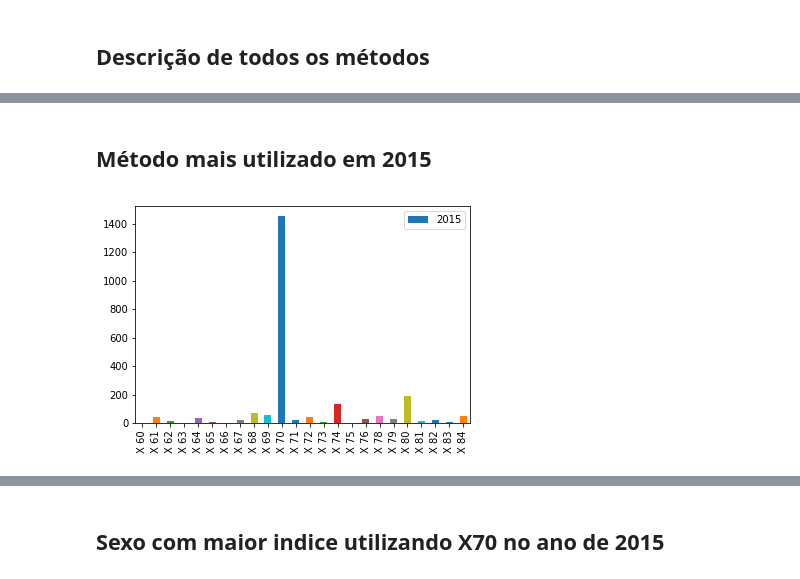
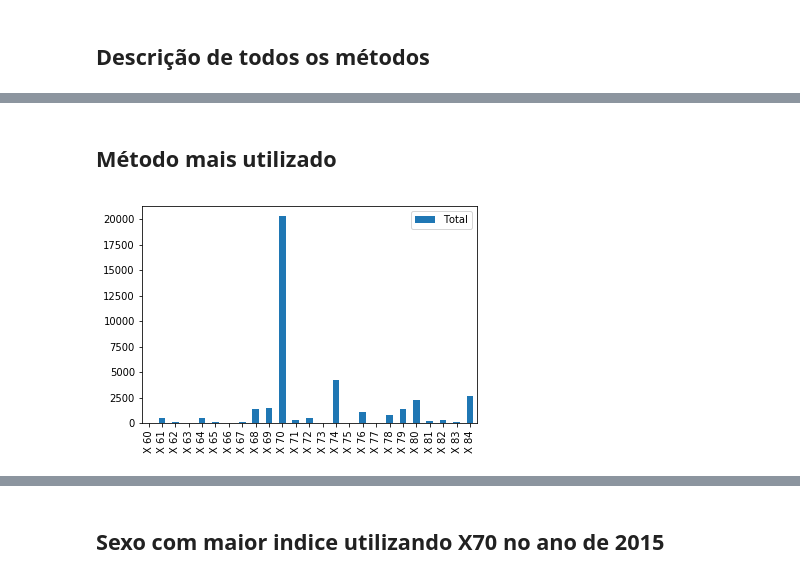
Before and after one commit to vitebo/suicide-analysis, a Jupyter notebook: src/dados.ipynb, the cells around one changed output, grey strips where cells are left out. Drawn from its saved outputs; the diff is of its cells as text; code cells hidden in the pictures.

```diff
--- a/src/dados.ipynb
+++ b/src/dados.ipynb
@@ -41,9 +31,9 @@ service.get_description_x60_x84()
 # %% [markdown]
-## Método mais utilizado em 2015
+## Método mais utilizado
 # %%
 reload(model)
 service = model.SuicideUiService()
-service.get_most_used_method_in_2015()
+service.get_most_used_method()
 plt.show()
 # %% [output]
-[figure, old version]
+[figure, new version]
```
Also changed, not shown: parts of 5 cells of this notebook, 1 other file.
